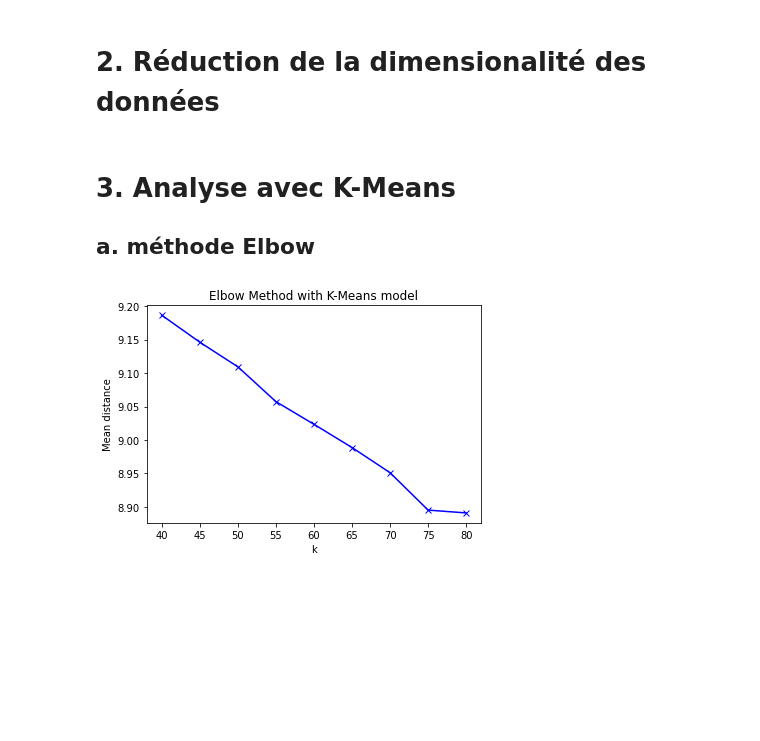
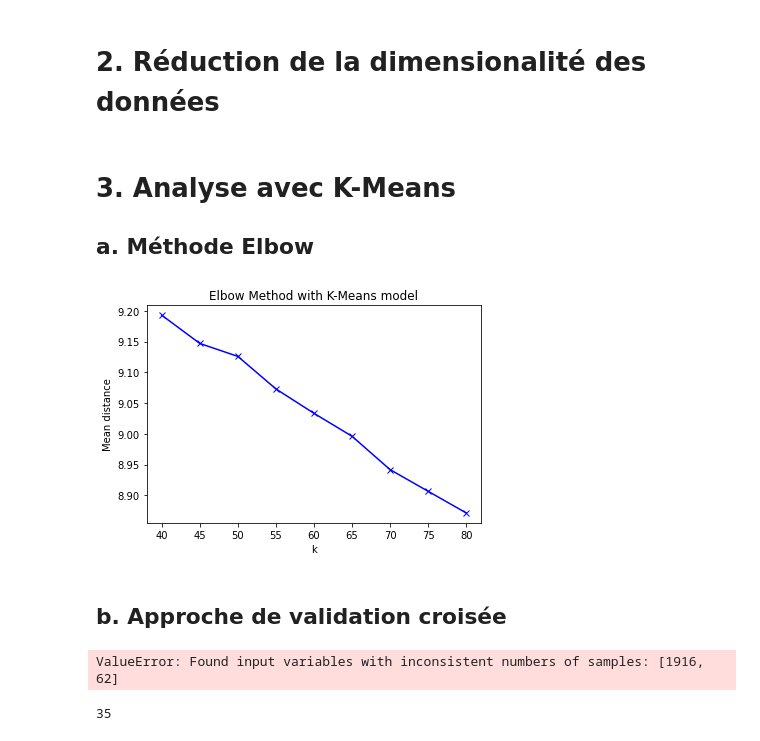
Before and after one commit to AgatheLB/TP4_IFT870, a Jupyter notebook: tp4.ipynb, the cells around one changed output. Drawn from its saved outputs; the diff is of its cells as text; code cells hidden in the pictures; blank space fills up the shorter version.

Commit message:
q3b cross validation with kmeans and ARI, plot mean test scores

```diff
--- a/tp4.ipynb
+++ b/tp4.ipynb
@@ -74,6 +75,7 @@ data = pd.DataFrame(faces.data)
 
 filtered_faces = dict()
 filtered_data = pd.DataFrame()
+filtered_target = []
 for i, (tn, nb) in enumerate(zip(faces.target_names, number_target_per_face)):
     # retrieve first forty indexes of target associated
     positions = np.where(faces.target == i)[0][:40]
@@ -82,6 +84,8 @@ for i, (tn, nb) in enumerate(zip(faces.target_names, number_target_per_face)):
     for p in positions:
         filtered_faces[tn].append(faces.images[p])
         filtered_data.loc[:, p] = data.iloc[p]
+        filtered_target.append(faces.target[p])
+
 
 filtered_data = filtered_data.T
 # %% [markdown]
@@ -92,19 +96,33 @@ pca = PCA(n_components=100, whiten=True, random_state=0)
 reduced_data = pca.fit_transform(filtered_data)
 # %% [markdown]
 # 3. Analyse avec K-Means
-## a. méthode Elbow
+## a. Méthode Elbow
 # %%
+K = range(40, 85, 5)
 mean_distances = []
-for k in range(40, 85, 5):
+for k in K:
     model = KMeans(n_clusters=k)
     model.fit(reduced_data)
     dist_to_best_centroid = np.min(cdist(reduced_data, model.cluster_centers_, 'euclidean'), axis=1)
     mean_distances.append(sum(dist_to_best_centroid) / reduced_data.shape[0])
 
-plt.plot(range(40, 85, 5), mean_distances, 'bx-')
+plt.plot(K, mean_distances, 'bx-')
 plt.xlabel('k')
 plt.ylabel('Mean distance')
 plt.title('Elbow Method with K-Means model')
 plt.show()
 # %% [output]
-[figure, old version]
+[figure, new version]
+# %% [markdown]
+## b. Approche de validation croisée
+# %%
+for k in K:
+    scorer = make_scorer(adjusted_rand_score)
+    model = KMeans(n_clusters=k)
+    cv_results = cross_validate(model, reduced_data, filtered_target, cv=10, scoring=scorer, n_jobs=-1)
+# %% [output]
+ValueError: Found input variables with inconsistent numbers of samples: [1916, 62]
+# %%
+len(filtered_target[1])
+# %% [output]
+35
```
Also changed, not shown: parts of 1 cell of this notebook, 1 other file.
